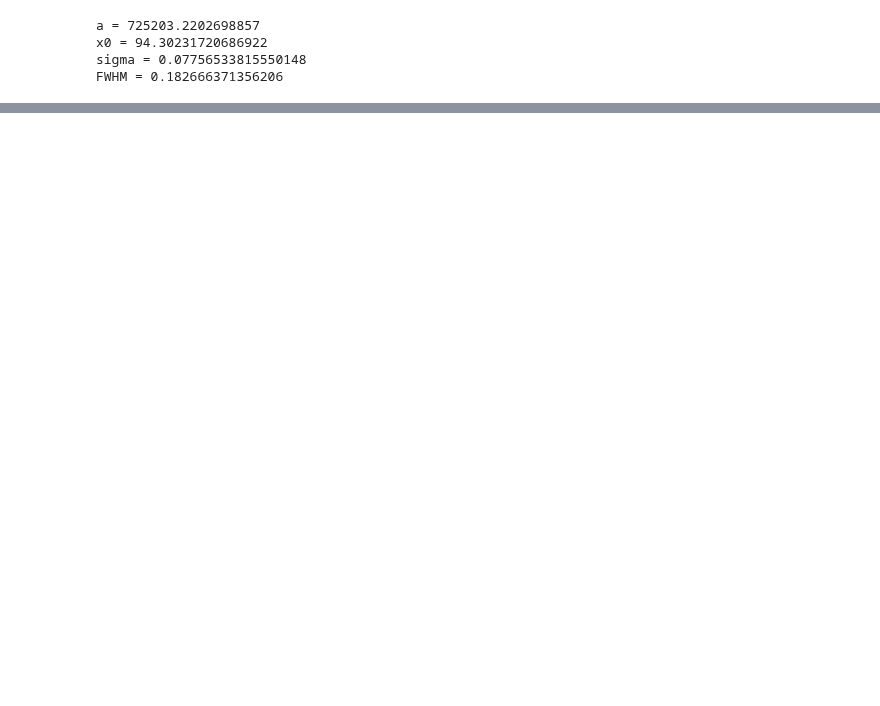
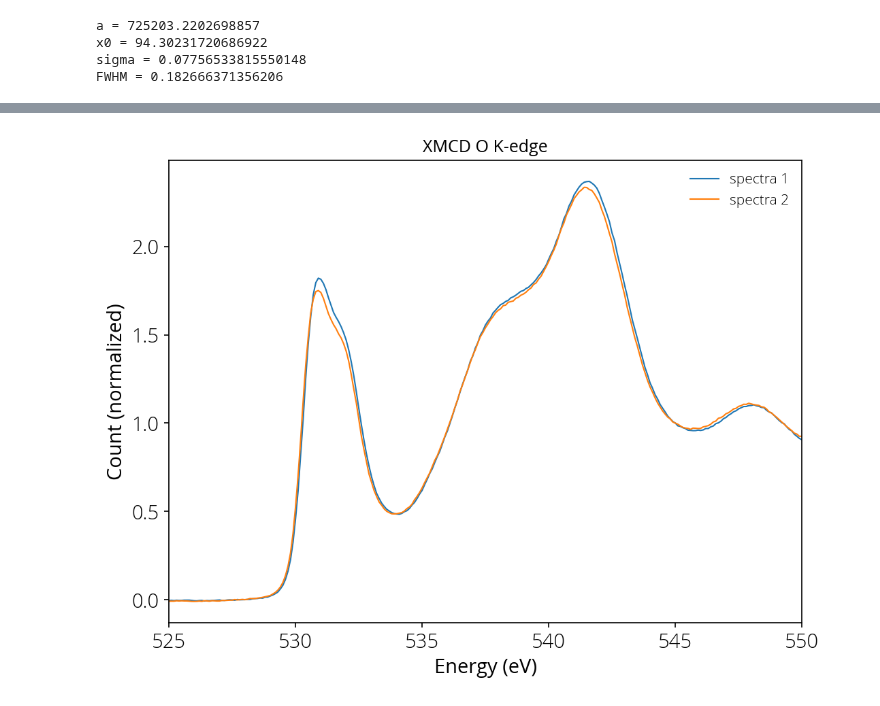
Before and after one commit to pranabdas/suvtools, a Jupyter notebook: notebooks/plots.ipynb, the cells around one changed output, grey strips where cells are left out. Cells and saved outputs as stored; diff of their text form; code cells hidden in the pictures; blank space fills up the shorter version.

```diff
--- a/notebooks/plots.ipynb
+++ b/notebooks/plots.ipynb
@@ -44,0 +60,25 @@ plt.show()
+# %%
+s1 = suv.load("../dataset/sample_XAS.txt", 1)
+s2 = suv.load("../dataset/sample_XAS.txt", 2)
+# %%
+# lock peak of second spectra at same energy as first spectra
+# interested only in the first peak, therefore limit the peak search to [525, 535]
+s2 = suv.lock_peak(s2, s1, 525, 535)
+# %%
+# substract background and normalize
+# linear background based on data values at energy point 520 and 528
+# normalize the intensity corresponding to energy value 545
+i1 = suv.norm_bg(s1[:, 0], s1[:, 9]/s1[:, 4], 520, 528, 545)
+i2 = suv.norm_bg(s2[:, 0], s2[:, 9]/s2[:, 4], 520, 528, 545)
+# %%
+plt.plot(s1[:, 0], i1, '-', linewidth=1, label="spectra 1")
+plt.plot(s2[:, 0], i2, '-', linewidth=1, label="spectra 2")
+
+plt.xlabel("Energy (eV)")
+plt.ylabel("Count (normalized)")
+plt.title("XMCD O K-edge")
+plt.xlim(525, 550)
+plt.legend(frameon=False)
+plt.show()
+# %% [output]
+[figure, added]
```
Also changed, not shown: parts of 5 cells of this notebook, 9 other files.
